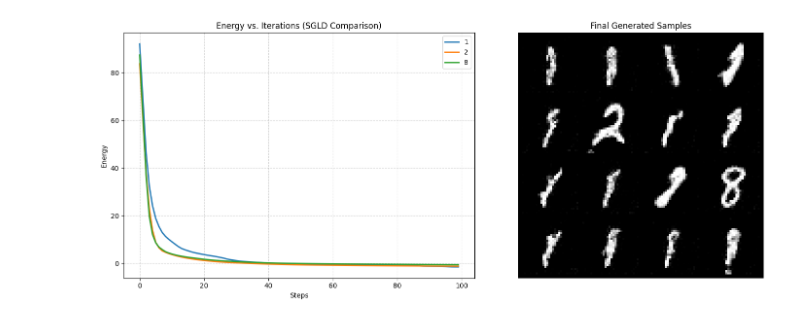
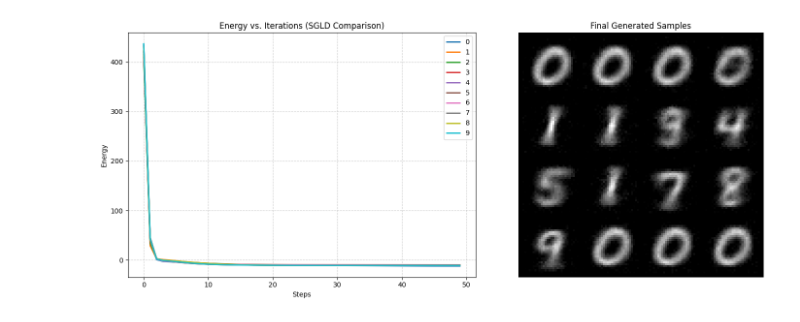
Before and after one commit to Stanford-AI-for-LEAN-Club/lean-ebm, a Jupyter notebook: test.ipynb, the cells around one changed output. Cells and saved outputs as stored; diff of their text form; code cells hidden in the pictures.

Commit message:
last step works

```diff
--- a/test.ipynb
+++ b/test.ipynb
@@ -9,8 +9,8 @@ from langevin import *
 import torchvision
 # %%
 conf = omegaconf.OmegaConf.load("./config.yaml")
-model = ContrastiveLearning(CNN(conf), conf)
-with open("./checkpoints/energy_based_learning.pth", "rb") as f:
+model = EBTTrainer(CNN(conf), conf)
+with open("./checkpoints/ebt.pth", "rb") as f:
     model.load_state_dict(torch.load(f, map_location="cuda"))
 # %%
 
@@ -47,35 +47,35 @@ def plot_results(samples, energy_histories):
 
     ax[1].imshow(img_np)
     ax[1].axis('off')
 
     plt.tight_layout()
     plt.show()
 
 # Example Usage:
 # samples, energies = my_model.sample_with_energy_track(steps=60, step_size=10, noise_scale=0.005)
 # plot_results(samples, energies)
 
 total_samples = None
 total_energies = {}
 for i in range(10):
-    if i in [0,3,4,5,6,7,9]:
-        continue
+    #if i in [0,3,4,5,6,7,9]:
+    #    continue
 
     samples, info = model.sample_langevin(
         num_samples=16,
         condition=torch.full((16,), i).to("cuda"),
-        stop_method=StopStep(max_steps=100),
-        step_size=10,
+        stop_method=StopStep(max_steps=50),
+        step_size=5,
         noise_scale=0.05,
         gradient_method=GradientMethod.NONE,
         ret_extra=True,
         device="cuda"
     )
     total_energies[i] = info["energy_history"].mean(-1).cpu().numpy()
     if total_samples is None:
         total_samples = samples
     else:
         total_samples[i+3] = samples[i+3]
 plot_results(total_samples, total_energies)
 # %% [output]
-[figure, old version]
+[figure, new version]
```
Also changed, not shown: 26 other files.
